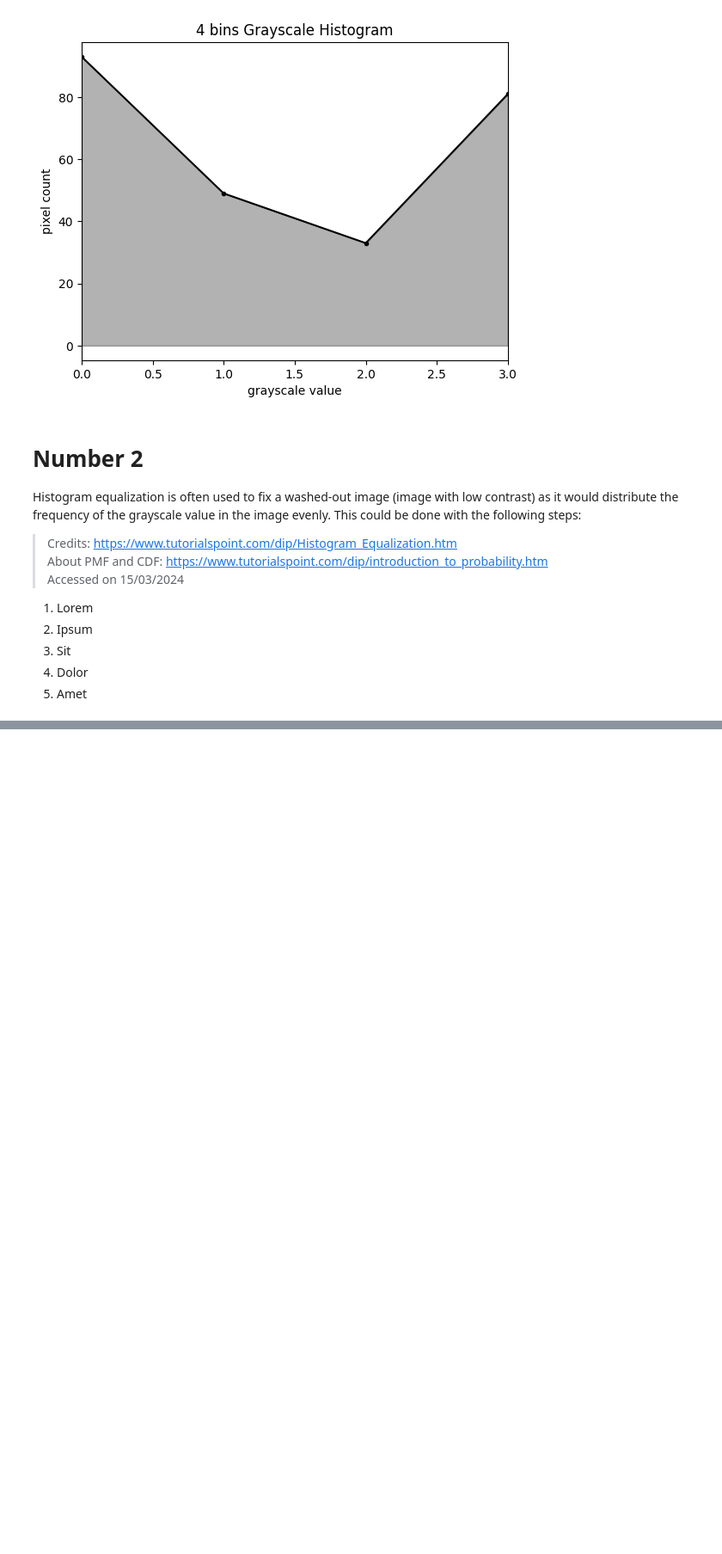
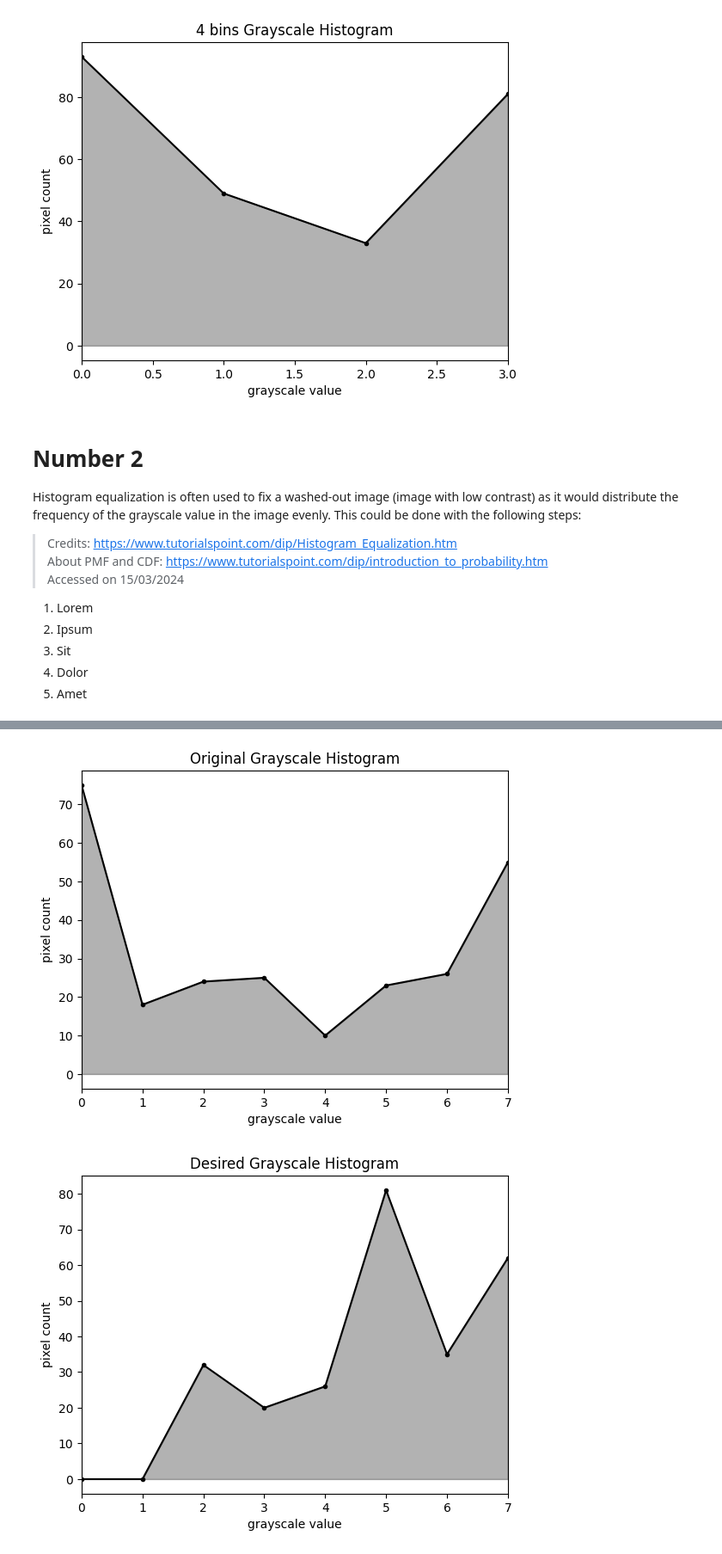
Before and after one commit to solsteace/Kata__image-processing, a Jupyter notebook: act04/1.ipynb, the cells around one changed output, grey strips where cells are left out. Shown: that part at 86% size. Cells and saved outputs as stored; diff of their text form; code cells hidden in the pictures; blank space fills up the shorter version.

```diff
--- a/act04/1.ipynb
+++ b/act04/1.ipynb
@@ -136,0 +130,78 @@ solveNum2()
+# %%
+def solveNum3():
+    # Make image with number bins of 8
+    image = deepcopy(IMAGE)
+    imageFreq = [0 for _ in range(8)]
+    for ydx in range(image.shape[0]):
+        for xdx in range(image.shape[1]):
+            image[ydx][xdx] = image[ydx][xdx] // 4
+            imageFreq[image[ydx][xdx]] += 1
+
+    desiredImage = np.array([
+        [20, 20, 21, 18, 21, 28, 28, 21, 18, 29, 25, 21, 24, 10, 10, 24],
+        [28, 20, 18, 21, 28, 10, 20, 21, 20, 20, 25, 21, 25, 10, 24, 25],
+        [29, 20, 29, 28, 28, 29, 28, 21, 18, 22, 29, 25, 21, 24, 10, 15],
+        [13, 10, 13, 21, 15, 10, 13, 16, 21, 16, 21, 25, 29, 16, 14, 26],
+        [28, 10, 28, 29, 21, 21, 10, 15, 29, 22, 22, 21, 25, 10, 24, 26],
+        [28, 21, 29, 20, 20, 21, 20, 11, 21, 10, 24, 24, 29, 26, 19, 25],
+        [29, 28, 28, 10, 22, 29, 13, 21, 29, 24, 21, 29, 26, 26, 29, 26],
+        [29, 30, 13, 21, 15, 10, 11, 16, 18, 16, 22, 21, 21, 16, 26, 26],
+        [13, 10, 29, 22, 22, 21, 22, 21, 11, 21, 10, 22, 29, 24, 10, 28],
+        [29, 21, 29, 29, 22, 29, 13, 19, 29, 20, 20, 11, 23, 29, 27, 20],
+        [29, 30, 13, 20, 14, 22, 20, 21, 17, 20, 11, 29, 20, 16, 27, 27],
+        [13, 30, 30, 22, 21, 21, 10, 23, 21, 16, 23, 17, 23, 19, 27, 18],
+        [30, 10, 30, 29, 22, 29, 21, 21, 29, 29, 23, 21, 29, 19, 10, 28],
+        [13, 30, 13, 20, 21, 22, 13, 10, 17, 17, 10, 17, 21, 30, 28, 18],
+        [29, 11, 29, 21, 21, 29, 31, 21, 29, 23, 13, 17, 27, 24, 10, 27],
+        [13, 10, 30, 21, 10, 30, 30, 21, 22, 10, 23, 17, 27, 27, 10, 27]
+    ], dtype=int)
+
+    desiredImageFreq = [0 for _ in range(8)]
+    for ydx in range(desiredImage.shape[0]):
+        for xdx in range(desiredImage.shape[1]):
+            desiredImage[ydx][xdx] = desiredImage[ydx][xdx] // 4
+            desiredImageFreq[desiredImage[ydx][xdx]] += 1
+
+    # Get Pk(Rk) *see previous number for notation meaning
+    imageSize = IMAGE.shape[0]*IMAGE.shape[1]
+    imagePMF = [freq/(imageSize) for freq in imageFreq]
+    desiredImagePMF = [freq/(imageSize) for freq in desiredImageFreq]
+
+    # Get Sk *see previous number for notation meaning
+    transformedImagePixels = [
+        round(7*sum(imagePMF[:upBound + 1])) for upBound in range(len(imagePMF))
+    ]
+    transformedDesiredImagePixels = [
+        round(7*sum(desiredImagePMF[:upBound + 1])) for upBound in range(len(desiredImagePMF))
+    ]
+
+    def getNearest(val):
+        idxMin = 0
+        for ptr in range(len(transformedDesiredImagePixels)):
+            if (abs(val - transformedDesiredImagePixels[idxMin]) >=
+                abs(val - transformedDesiredImagePixels[ptr])
+            ):
+                idxMin = ptr
+
+        return transformedDesiredImagePixels[idxMin]
+
+    #print(transformedImagePixels)
+    transformedImagePixels = list(map(lambda x: getNearest(x), transformedImagePixels))
+    #print(transformedDesiredImagePixels)
+    #print(transformedImagePixels)
+
+    renderHistogram(np.histogram(image, bins=(8), range=(0, 8)), 4, "Original Grayscale Histogram")
+    imageFreq = [0 for _ in range(8)]
+    for ydx in range(IMAGE.shape[0]):
+        for xdx in range(IMAGE.shape[1]):
+            image[ydx][xdx] = transformedImagePixels[image[ydx][xdx]]
+            imageFreq[image[ydx][xdx]] += 1
+
+    # Inspect initial histograms
+    renderHistogram(np.histogram(desiredImage, bins=(8), range=(0, 8)), 4, "Desired Grayscale Histogram")
+    renderHistogram(np.histogram(image, bins=(8), range=(0, 8)), 4, "Specified Grayscale Histogram")
+
+solveNum3()
+# %% [output]
+[figure, added]
+[figure, added]
```
Also changed, not shown: parts of 3 cells of this notebook.
